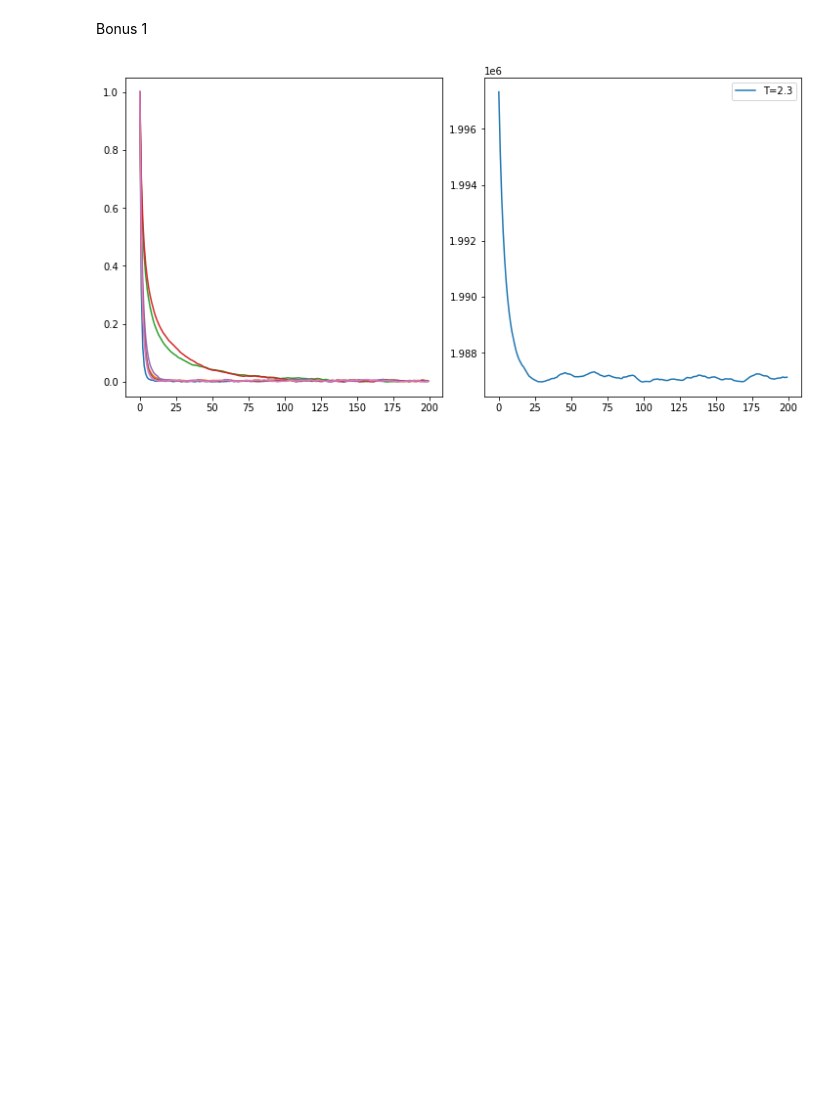
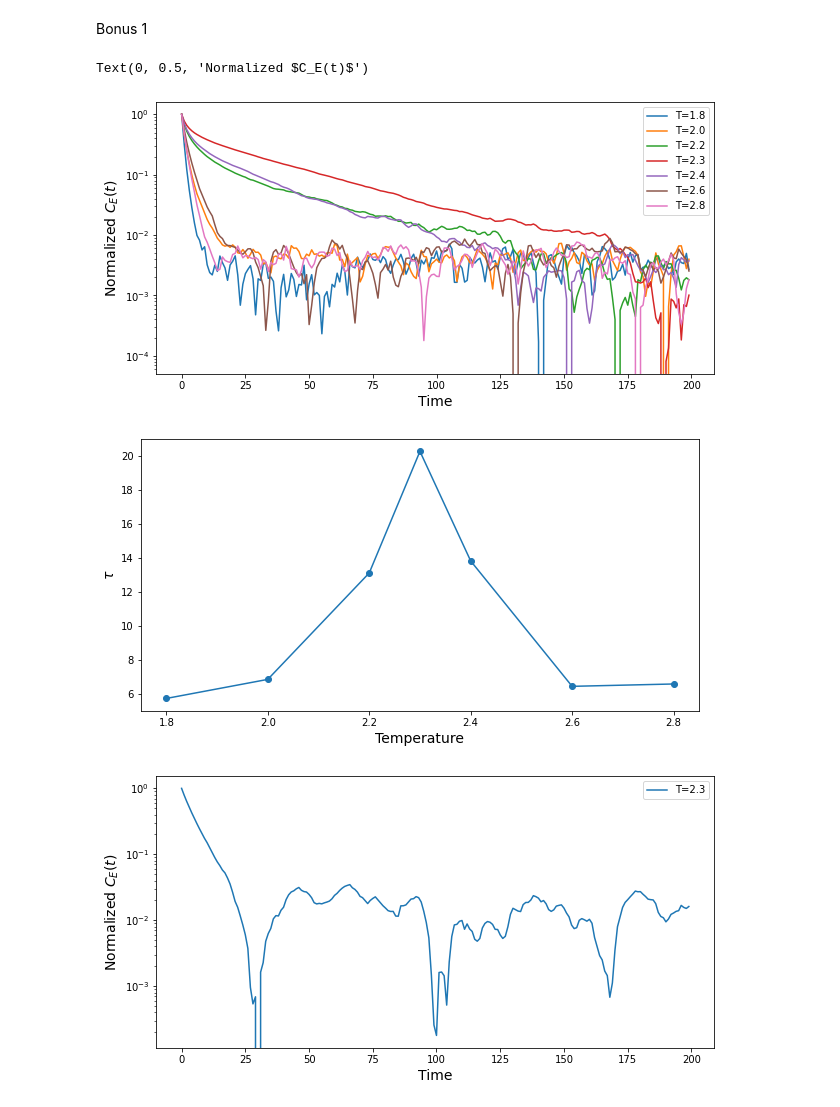
Before and after one commit to klashenriksson/MCSim_CPF, a Jupyter notebook: analysis/result_analyzer.ipynb, the cells around one changed output. Saved outputs shown, nothing was run; the diff lists cells and outputs as text; code cells hidden in the pictures; blank space fills up the shorter version.

```diff
--- a/analysis/result_analyzer.ipynb
+++ b/analysis/result_analyzer.ipynb
@@ -37,23 +38,24 @@ L_64s = df[df["L"] == 64]
 
 Ls = [L_8s, L_16s, L_32s, L_64s]
 
-fig, (ax1, ax2) = plt.subplots(1,2, figsize=(10, 5), layout='constrained')
+fig1, ax1 = plt.subplots(figsize=(10, 5))
+fig2, ax2 = plt.subplots(figsize=(10,5))
 for data in Ls:
     Ts = data["T"]
     Cvs = data["Cv"]
     m = data["m"]
     L = data["L"].iloc[0]
 
-    ax1.plot(Ts, m, label=f"L={L}")
-    ax2.plot(Ts, Cvs, label=f"L={L}")
+    ax1.plot(Ts, m, '-o', label=f"L={L}")
+    ax2.plot(Ts, Cvs, '-o', label=f"L={L}")
 
 
 ax1.set_xlabel("Temperature", fontsize=14)
-ax1.set_ylabel(r"Magnetization per spin $\left<m\right>$", fontsize=14)
+ax1.set_ylabel(r"Magnetization per spin $\left<\|m\|\right>$", fontsize=14)
 ax1.legend()
 
 ax2.set_xlabel("Temperature", fontsize=14)
-ax2.set_ylabel(r"Heat Capacity per spin $\left<c_v\right>$", fontsize=14)
+ax2.set_ylabel(r"Heat Capacity per spin $\left<c\right>$", fontsize=14)
 ax2.legend()
 # %% [output]
 <matplotlib.legend.Legend at 0x...>
@@ -69,7 +72,7 @@ L_256 = df[df["L"] == 256]
 L_1024 = df[df["L"] == 1024]
 
 Ls = [L_64, L_256, L_1024]
-fig, ax = plt.subplots(figsize=(10, 5), layout='constrained')
+fig, ax = plt.subplots(figsize=(10, 5))
 for data in Ls:
     Ts = data["T"]
     m = data["m"]
@@ -84,6 +87,11 @@ x = Tc-Ts
 
 (offset, beta) = np.polynomial.Polynomial.fit(np.log(x[0:3]), np.log(m[0:3]), 1).convert().coef
 (offset, beta)
-ax.loglog(x, np.exp(offset)*np.power(x, beta), '-*',markersize=5,label='Fit')
+ax.loglog(x, np.exp(offset)*np.power(x, beta), '-o',markersize=7,label='Fit')
 ax.legend()
+
+ax.set_xlabel("Temperature", fontsize=14)
+ax.set_ylabel(r"Magnetization per spin $\left<\|m\|\right>$", fontsize=14)
+
+print(beta)
 # %% [output]
@@ -93,31 +101,54 @@ ax.legend()
 Bonus 1
 # %%
 df_metro = pd.read_csv("Metro/aggregated_correlations.txt", sep=" ")
-fig, (ax1, ax2) = plt.subplots(1,2, figsize=(10, 5), layout='constrained')
+fig1, ax1 = plt.subplots(figsize=(10, 5))
+fig2, ax2 = plt.subplots(figsize=(10,5))
+fig3, ax3 = plt.subplots(figsize=(10,5))
 
 T_1_8 = df_metro[df_metro["T"] == 1.8]
 T_2_0 = df_metro[df_metro["T"] == 2.0]
 T_2_2 = df_metro[df_metro["T"] == 2.2]
 T_2_3 = df_metro[df_metro["T"] == 2.3]
 T_2_4 = df_metro[df_metro["T"] == 2.4]
-T_2_5 = df_metro[df_metro["T"] == 2.5]
 T_2_6 = df_metro[df_metro["T"] == 2.6]
-T_2_7 = df_metro[df_metro["T"] == 2.7]
 T_2_8 = df_metro[df_metro["T"] == 2.8]
-Ts = [T_1_8, T_2_0, T_2_2, T_2_4, T_2_6, T_2_7, T_2_8]
+Ts = [T_1_8, T_2_0, T_2_2, T_2_3, T_2_4, T_2_6, T_2_8]
 
+computed_taus = []
 for data in Ts:
     ts = data["t"]
     C = (data["C"]-data["C"].min())/(data["C"].max()-data["C"].min())
+    #C = data["C"]
     T = data["T"].iloc[0]
+
+    numpy_ts = ts.to_numpy()
+    numpy_C = C.to_numpy()
+
+    taus = -numpy_ts[25:50]/np.log(numpy_C[25:50])
+    tau = np.mean(taus)
+    computed_taus.append(tau)
+
     ax1.plot(ts,C,label=f"T={T}")
-    #ax.set_yscale("log")
+    ax1.set_yscale("log")
+ax1.legend()
+ax1.set_xlabel("Time", fontsize=14)
+ax1.set_ylabel(r"Normalized $C_E(t)$", fontsize=14)
+
+tau_T = [data["T"].iloc[0] for data in Ts]
+ax2.plot(tau_T, computed_taus, '-o')
+ax2.set_xlabel("Temperature", fontsize=14)
+ax2.set_ylabel(r"$\tau$", fontsize=14)
 
 df_cluster = pd.read_csv("Cluster/aggregated_correlations.txt", sep=" ")
 cluster_T = df_cluster["T"].iloc[0]
 C = (df_cluster["C"]-df_cluster["C"].min())/(df_cluster["C"].max()-df_cluster["C"].min())
-ax2.plot(df_cluster["t"], C, label=f"T={cluster_T}")
-plt.legend()
-plt.show()
+ax3.plot(df_cluster["t"], C, label=f"T={cluster_T}")
+ax3.legend()
+ax3.set_yscale("log")
+ax3.set_xlabel("Time", fontsize=14)
+ax3.set_ylabel(r"Normalized $C_E(t)$", fontsize=14)
 # %% [output]
+Text(0, 0.5, 'Normalized $C_E(t)$')
-[figure, old version]
+[figure, new version]
+[figure, added]
+[figure, added]
```
Also changed, not shown: parts of 3 cells of this notebook.
